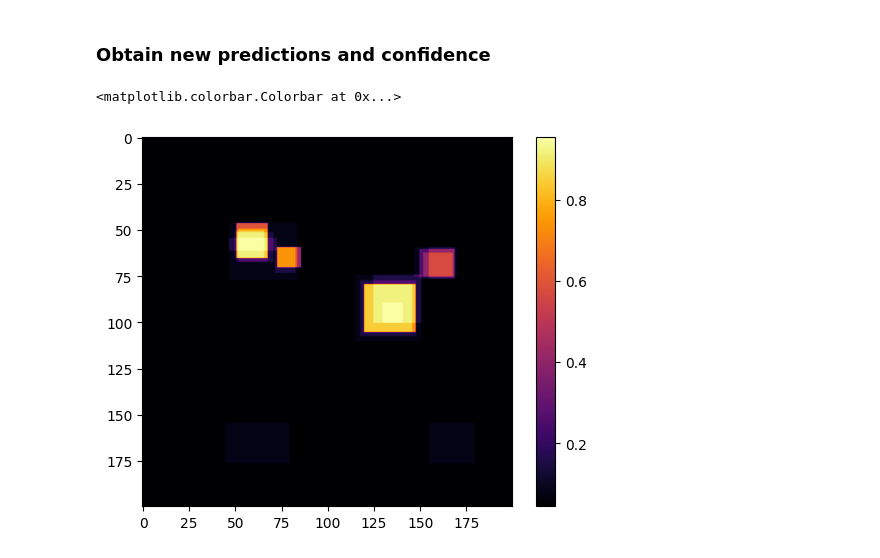
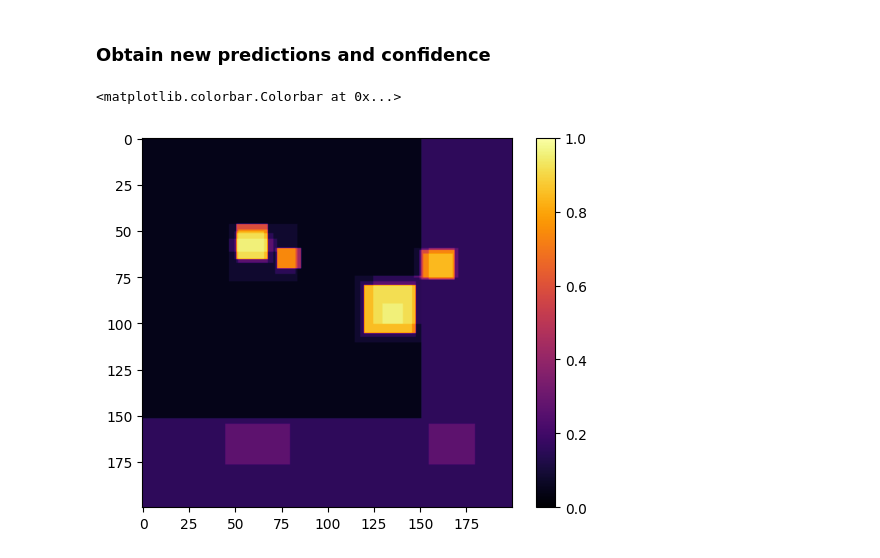
Before and after one commit to OKKM-insights/backend, a Jupyter notebook: prototyping/consensus_model.ipynb, the cells around one changed output. Cells and saved outputs as stored; diff of their text form; code cells hidden in the pictures.

```diff
--- a/prototyping/consensus_model.ipynb
+++ b/prototyping/consensus_model.ipynb
@@ -263,9 +263,9 @@ def crop_image(image: npt.NDArray, center: list[int], size:int):
     bottom = min(center[1]+size, len(image))
     image2 = [row[left:right] for row in image[top:bottom]]
 
-    return image2, [left, top]
+    return image2, [left, top, right, bottom]
 
-image2, origin = crop_image(image, [col,row], crop_size)
+image2, bounds = crop_image(image, [col,row], crop_size)
 plt.imshow(image2)
 # %% [output]
 labeler 9 has expected accuracy of 80.00% with parameters [4, 1]
@@ -304,10 +304,9 @@ plt.show()
 # %% [markdown]
 ### Obtain new predictions and confidence
 # %%
-limits = [origin[0], origin[1], origin[0]+2*crop_size, origin[1]+2*crop_size]
-update_label_likelihood(icm, new_labels, limits)
-plt.imshow(icm.likelihoods, cmap='inferno')
+update_label_likelihood(icm, new_labels, bounds)
+plt.imshow(icm.likelihoods, cmap='inferno', vmin=0, vmax=1)
 plt.colorbar()
 # %% [output]
 <matplotlib.colorbar.Colorbar at 0x...>
-[figure, old version]
+[figure, new version]
```
Also changed, not shown: parts of 5 cells of this notebook.
